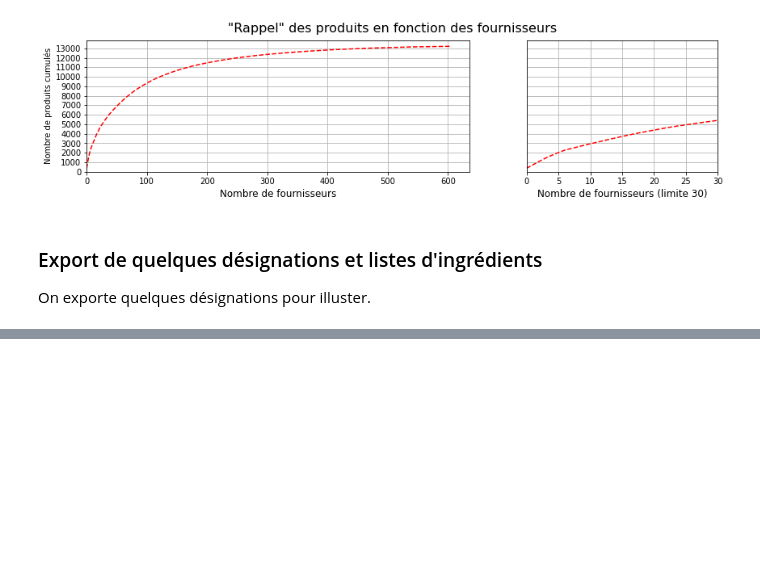
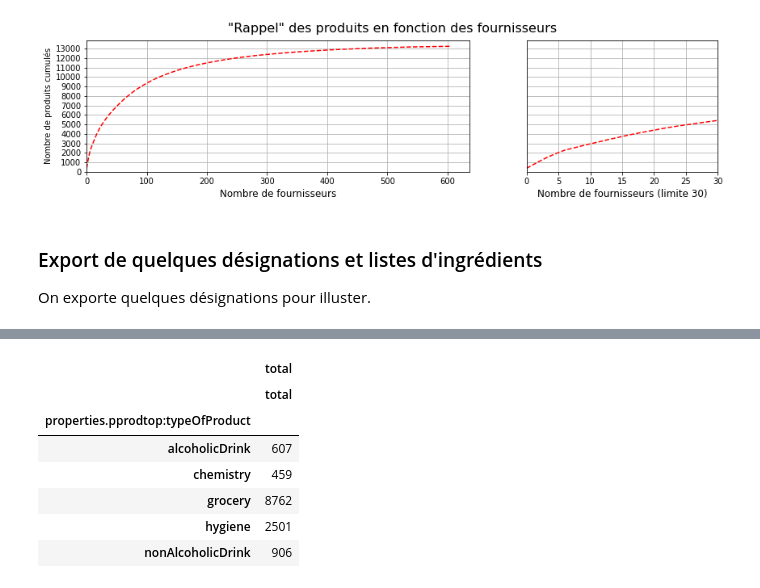
Before and after one commit to UltraDiuve/PIM-Recognizer, a Jupyter notebook: report/notebooks/Analyse donnees du PIM.ipynb, the cells around one changed output, grey strips where cells are left out. Saved outputs shown, nothing was run; the diff lists cells and outputs as text; code cells hidden in the pictures; blank space fills up the shorter version.

```diff
--- a/report/notebooks/Analyse donnees du PIM.ipynb
+++ b/report/notebooks/Analyse donnees du PIM.ipynb
@@ -746,0 +769,14 @@ ea946b9f-571b-4be9-ae08-275355db3f91
+# %%
+total_df = file_df.groupby('properties.pprodtop:typeOfProduct').size().to_frame(name='total')
+new_idx = pd.MultiIndex.from_tuples([('total', 'total')])
+total_df.columns = new_idx
+total_df
+# %% [output]
+|  | total |
+|  | total |
+| properties.pprodtop:typeOfProduct |  |
+| alcoholicDrink | 607 |
+| chemistry | 459 |
+| grocery | 8762 |
+| hygiene | 2501 |
+| nonAlcoholicDrink | 906 |
```
Also changed, not shown: parts of 21 cells of this notebook, 19 other files.
